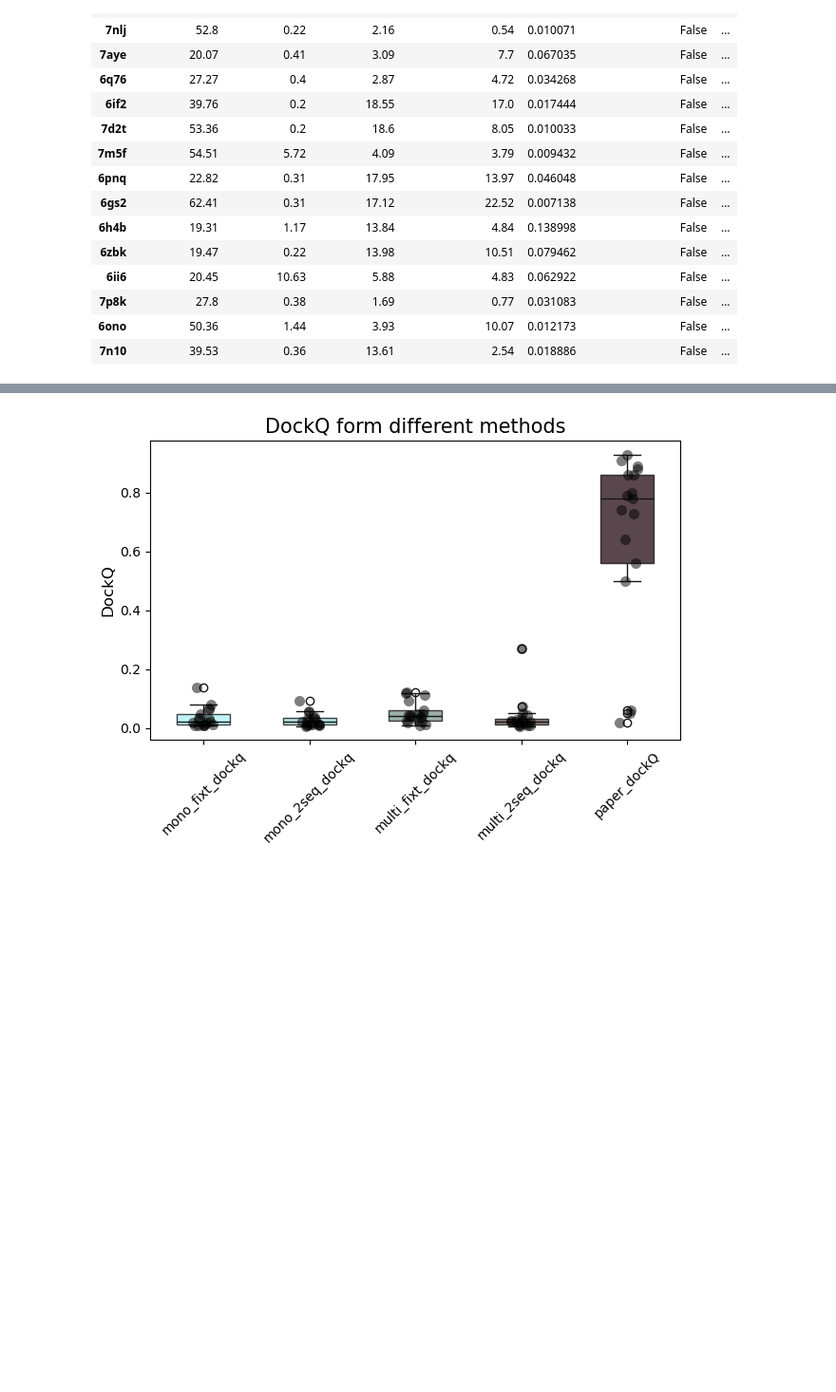
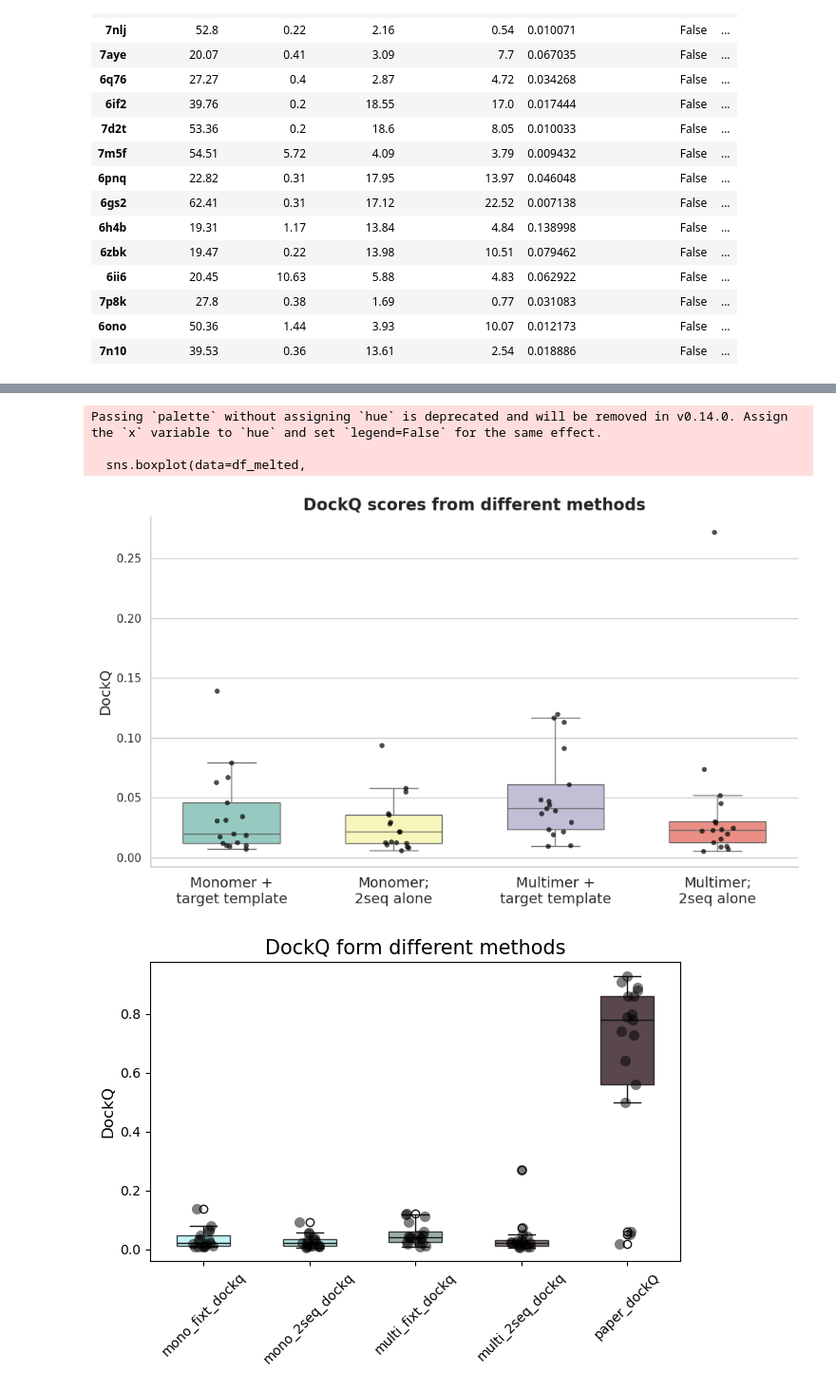
Before and after one commit to Tiffany-Xie/NXBindCraft, a Jupyter notebook: notebooks/complexRefold.ipynb, the cells around one changed output, grey strips where cells are left out. Shown at 95% size. Drawn from its saved outputs; the diff is of its cells as text; code cells hidden in the pictures; blank space fills up the shorter version.

```diff
--- a/notebooks/complexRefold.ipynb
+++ b/notebooks/complexRefold.ipynb
@@ -554,0 +611,3 @@ dict_keys(['aatype', 'atom_mask', 'atom_positions', 'cmap', 'grad', 'i_cmap', 'i
+# %%
+path = '/hpf/projects/mtyers/ningrui/NXBindCraft/myTrials/testRefold/tempFiles/dockq.csv'
+dockq_df = pd.read_csv(path, index_col=0)
@@ -582,5 +643,60 @@ DockQ_df
 | 6ono | 0.012173 | 0.012075 | 0.043956 | 0.022284 | 0.64 |
 | 7n10 | 0.018886 | 0.021559 | 0.029328 | 0.024677 | 0.86 |
+# %%
+df_melted = DockQ_df.melt(value_vars = ['mono_fixt_dockq', 'mono_2seq_dockq', 'multi_fixt_dockq', 'multi_2seq_dockq'],
+                        var_name = 'Type',
+                        value_name='dockq')
+
+# Use a clean style
+sns.set(style='whitegrid')
+
+# Set up color palette for boxes
+box_palette = sns.color_palette("Set3", 4)
+
+plt.figure(figsize=(10, 6))
+
+# Create the boxplot with custom palette
+sns.boxplot(data=df_melted,
+            x='Type',
+            y='dockq',
+            palette=box_palette,
+            width=0.6,
+            fliersize=0)  # hide outlier dots to reduce clutter
+
+# Overlay the stripplot (points), colored by Pass_base_af2_filters
+sns.stripplot(data=df_melted,
+              x='Type',
+              y='dockq',
+              dodge=True,
+              color='black',
+              jitter=True,
+              marker='o',
+              alpha=0.7,
+              size=5)
+
+
+
+# Titles and styling
+plt.title('DockQ scores from different methods', fontsize=16, weight='bold')
+plt.xlabel('')
+new_labels = [
+    'Monomer +\ntarget template',
+    'Monomer;\n2seq alone',
+    'Multimer +\ntarget template',
+    'Multimer;\n2seq alone'
+]
+plt.xticks(ticks=range(len(new_labels)), labels=new_labels, fontsize=12)
+
+plt.xticks(fontsize=14)
+plt.ylabel('DockQ', fontsize=14)
+sns.despine()
+plt.tight_layout()
+plt.show()
+# %% [output]
+Passing `palette` without assigning `hue` is deprecated and will be removed in v0.14.0. Assign the `x` variable to `hue` and set `legend=False` for the same effect.
+
+  sns.boxplot(data=df_melted,
+[figure, added]
 # %%
 df = DockQ_df.melt(value_vars = ['mono_fixt_dockq', 'mono_2seq_dockq', 'multi_fixt_dockq', 'multi_2seq_dockq', 'paper_dockQ'],
                         var_name = 'Type',
```
Also changed, not shown: parts of 5 cells of this notebook, 2 other files.
